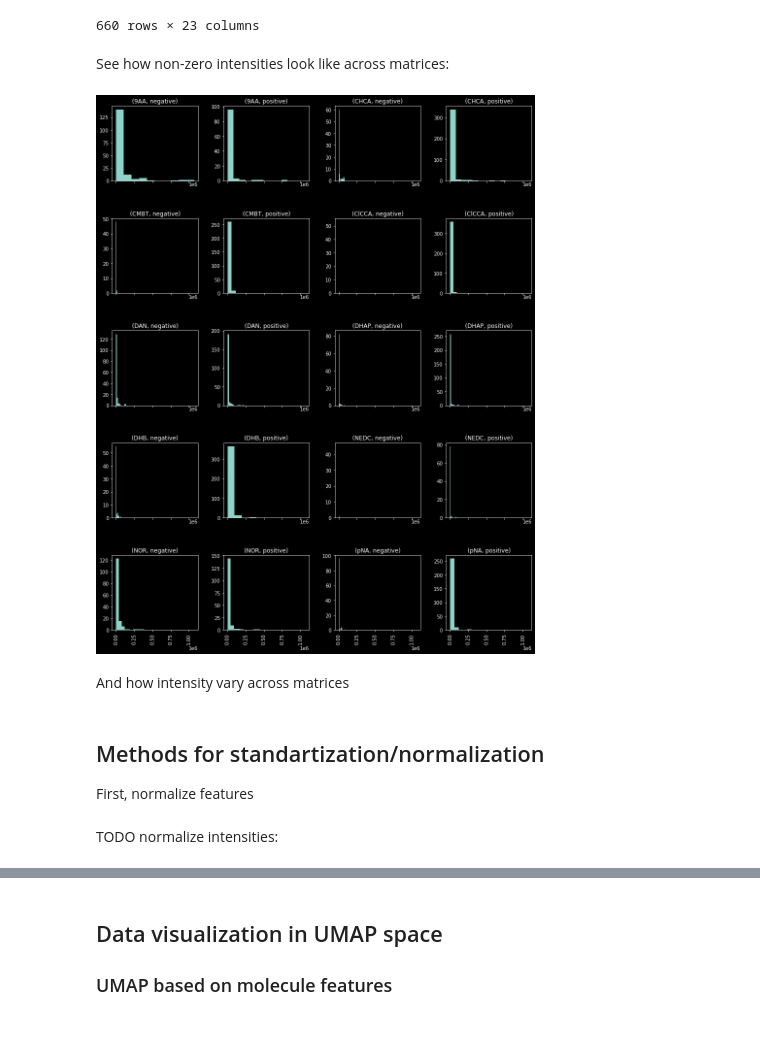
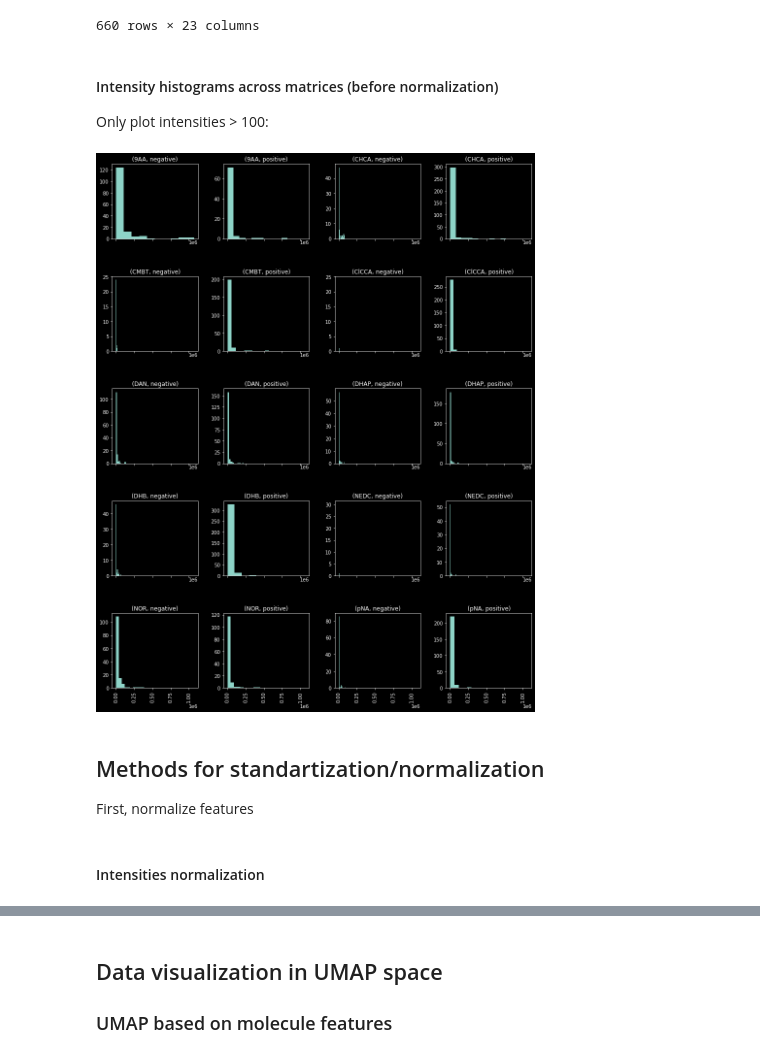
Before and after one commit to alexandrovteam/predicting-APMALDI-response, a Jupyter notebook: notebooks/regression.ipynb, the cells around one changed output, grey strips where cells are left out. Cells and saved outputs as stored; diff of their text form; code cells hidden in the pictures; blank space fills up the shorter version.

Commit message:
Update intensity normalization and histograms

```diff
--- a/notebooks/regression.ipynb
+++ b/notebooks/regression.ipynb
@@ -271,18 +271,17 @@ intensity_stats
 | 658 | myo-Inositol | +Na | 8 | 4049.503000 | 1613.17870 | 1452.607400 | 1354.67750 | 772.020600 | 648.3625 | 535.32074 | ... |
 | 659 | myo-Inositol | -H | 5 | 1942.043300 | 455.85037 | 318.541720 | 130.82251 | 11.486426 | 0.0000 | 0.00000 | ... |
 660 rows × 23 columns
-# %% [markdown]
-See how non-zero intensities look like across matrices:
+# %% [markdown]
+#### Intensity histograms across matrices (before normalization)
+Only plot intensities > 100:
 # %%
 fig = plt.figure(figsize = (15,20))
 ax = fig.gca()
 
 
-_ = intensities[intensities["spot_intensity"] != 0.].hist("spot_intensity", by=["Matrix short", "Polarity"], ax=ax, sharex=True)
+_ = intensities[intensities["spot_intensity"] > 100.].hist("spot_intensity", by=["Matrix short", "Polarity"], ax=ax, sharex=True)
 # %% [output]
-[figure, old version]
+[figure, new version]
-# %% [markdown]
-And how intensity vary across matrices
 # %% [markdown]
 ## Methods for standartization/normalization
 First, normalize features
@@ -304,6 +303,6 @@ features_norm_df = pd.DataFrame(pt.fit_transform(all_mol_features),
 
 # OPTION 3 (Seurat normalization)
 #features_norm_df = np.log2((all_mol_features.T / all_mol_features.T.sum().values) * 10000 + 1).T
-# %% [markdown]
-TODO normalize intensities:
+# %% [markdown]
+#### Intensities normalization
 # %%
```
Also changed, not shown: parts of 6 cells of this notebook.
